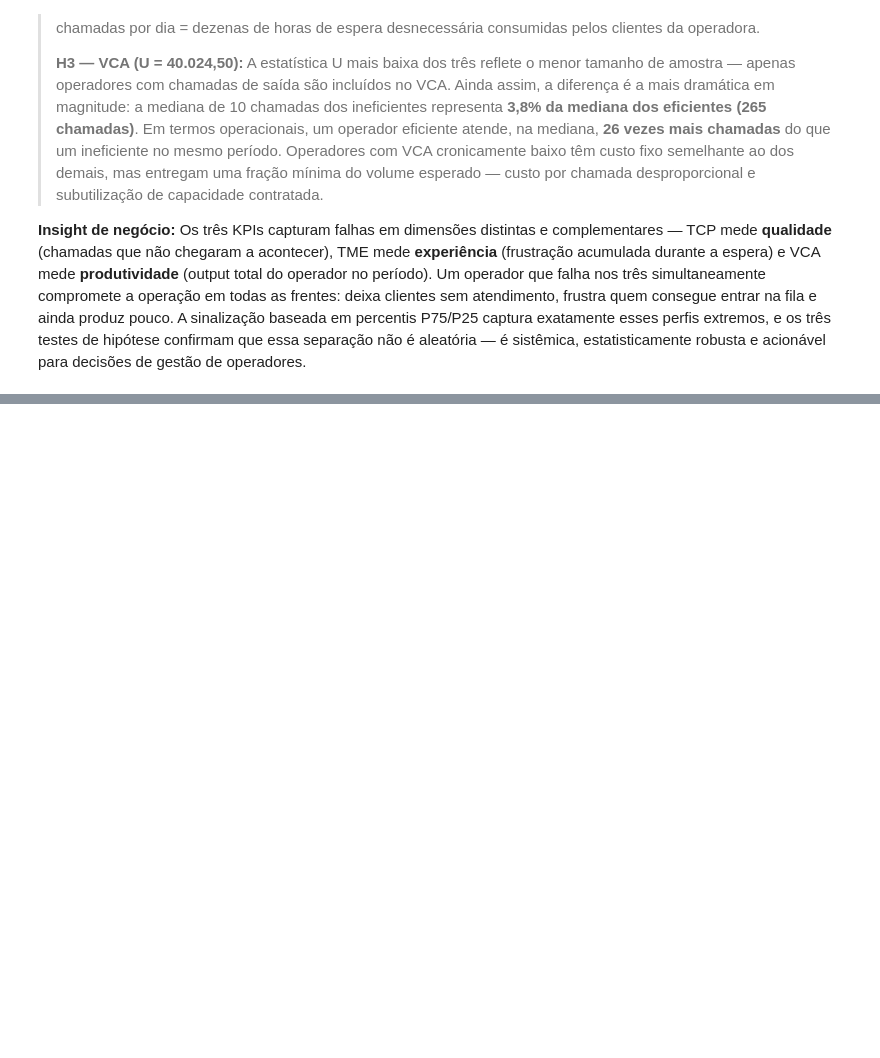
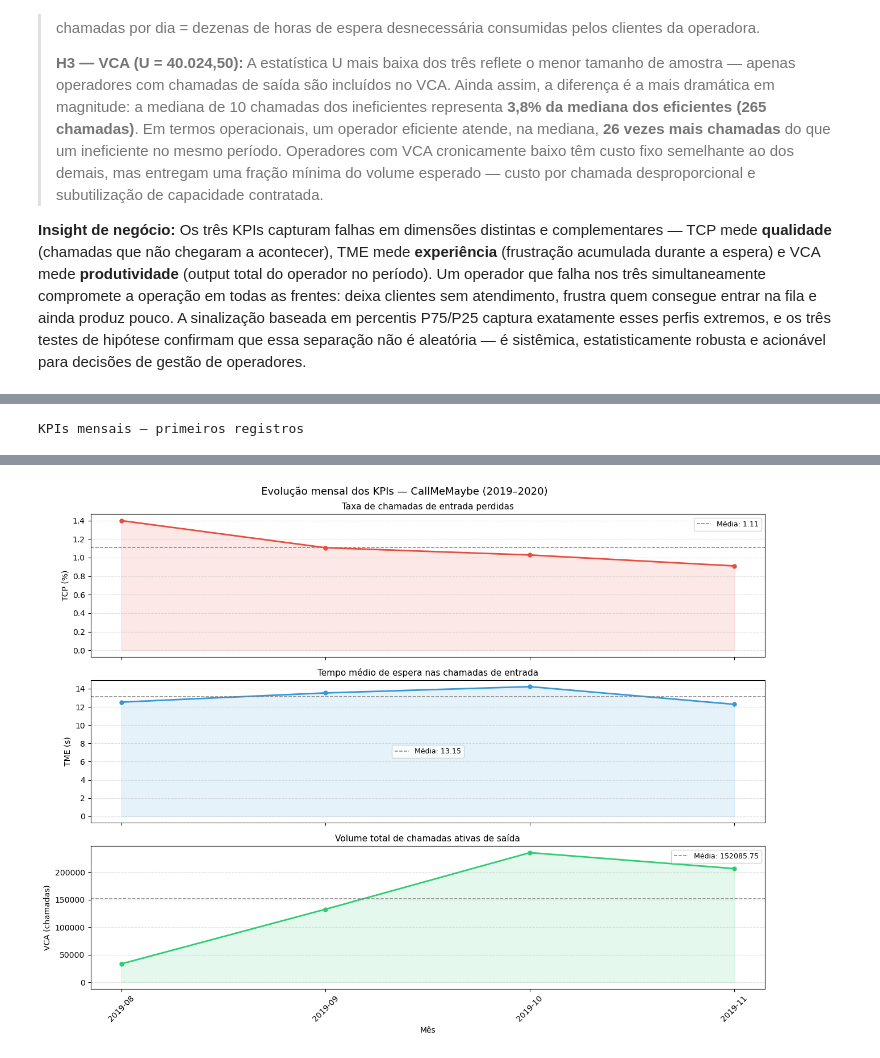
Before and after one commit to raimirsilva/DA-curse-final-project, a Jupyter notebook: notebook/Implementation.ipynb, the cells around one changed output, grey strips where cells are left out. Saved outputs shown, nothing was run; the diff lists cells and outputs as text; code cells hidden in the pictures; blank space fills up the shorter version.

```diff
--- a/notebook/Implementation.ipynb
+++ b/notebook/Implementation.ipynb
@@ -1369,0 +1655,79 @@ Como ler cada resultado:
+# %%
+# month: período mensal derivado de 'date' — usado para agregações temporais
+# to_period('M') converte cada data para o mês correspondente (ex.: 2019-08)
+# dt.tz_convert(None) remove o timezone antes do to_period, evitando UserWarning de conversão
+df_calls['month'] = df_calls['date'].dt.tz_convert(None).dt.to_period('M')
+
+# in_month: subconjunto de chamadas de entrada agrupadas por mês
+in_month = df_calls[df_calls['direction'] == 'in'].copy()
+
+# --- TCP mensal ---
+# missed_count: chamadas perdidas (is_missed_call True) ponderadas pelo calls_count
+# tcp_pct: missed / total de chamadas de entrada no mês × 100
+tcp_monthly = (
+    in_month
+    .assign(missed_count=lambda d: d['calls_count'] * d['is_missed_call'])
+    .groupby('month')
+    .agg(missed=('missed_count', 'sum'), total_in=('calls_count', 'sum'))
+    .eval('tcp_pct = missed / total_in * 100')
+    ['tcp_pct']
+    .round(4)
+)  # tcp_monthly: taxa de chamadas perdidas (%) por mês
+
+# --- TME mensal ---
+# tme_s: total de wait_time do mês / total de chamadas de entrada do mês
+tme_monthly = (
+    in_month
+    .groupby('month')
+    .agg(total_wait=('wait_time', 'sum'), total_in=('calls_count', 'sum'))
+    .eval('tme_s = total_wait / total_in')
+    ['tme_s']
+    .round(2)
+)  # tme_monthly: tempo médio de espera (s) por mês
+
+# --- VCA mensal ---
+# vca_count: total de chamadas de saída realizadas em cada mês
+vca_monthly = (
+    df_calls[df_calls['direction'] == 'out']
+    .groupby('month')['calls_count']
+    .sum()
+    .rename('vca_count')
+)  # vca_monthly: volume total de chamadas ativas de saída por mês
+
+# monthly_kpi: consolidação dos três KPIs mensais em um único DataFrame
+monthly_kpi = pd.concat([tcp_monthly, tme_monthly, vca_monthly], axis=1)
+# Convertemos Period → str para evitar erros de plotagem em alguns ambientes
+monthly_kpi.index = monthly_kpi.index.astype(str)
+
+display(monthly_kpi.head(5).style.set_caption('KPIs mensais — primeiros registros').format(
+    {'tcp_pct': '{:.2f}%', 'tme_s': '{:.2f}s', 'vca_count': '{:,.0f}'}
+))
+
+# --- Gráfico com 3 subplots — um por KPI ---
+fig, axes = plt.subplots(3, 1, figsize=(13, 10), sharex=True)
+
+kpi_info = [
+    ('tcp_pct',   'TCP (%)',        'Taxa de chamadas de entrada perdidas',     '#e74c3c'),
+    ('tme_s',     'TME (s)',        'Tempo médio de espera nas chamadas de entrada', '#3498db'),
+    ('vca_count', 'VCA (chamadas)', 'Volume total de chamadas ativas de saída', '#2ecc71'),
+]
+
+for ax, (col, ylabel, title, color) in zip(axes, kpi_info):
+    ax.plot(monthly_kpi.index, monthly_kpi[col], marker='o', color=color, linewidth=2, markersize=5)
+    ax.fill_between(monthly_kpi.index, monthly_kpi[col].values, alpha=0.12, color=color)
+    # Linha de média do período — referência visual para identificar meses acima/abaixo do padrão
+    mean_val = monthly_kpi[col].mean()
+    ax.axhline(mean_val, color='gray', linestyle='--', linewidth=1.1,
+               label=f'Média: {mean_val:.2f}')
+    ax.set_ylabel(ylabel, fontsize=10)
+    ax.set_title(title, fontsize=11)
+    ax.legend(fontsize=9)
+    ax.grid(axis='y', linestyle='--', alpha=0.4)
+
+axes[-1].set_xlabel('Mês', fontsize=10)
+axes[-1].tick_params(axis='x', rotation=45)
+fig.suptitle('Evolução mensal dos KPIs — CallMeMaybe (2019–2020)', fontsize=13)
+plt.tight_layout()
+plt.show()
+# %% [output]
+KPIs mensais — primeiros registros
@@ -1369,0 +1740 @@ Como ler cada resultado:
+[figure, added]
```
Also changed, not shown: parts of 16 cells of this notebook.
